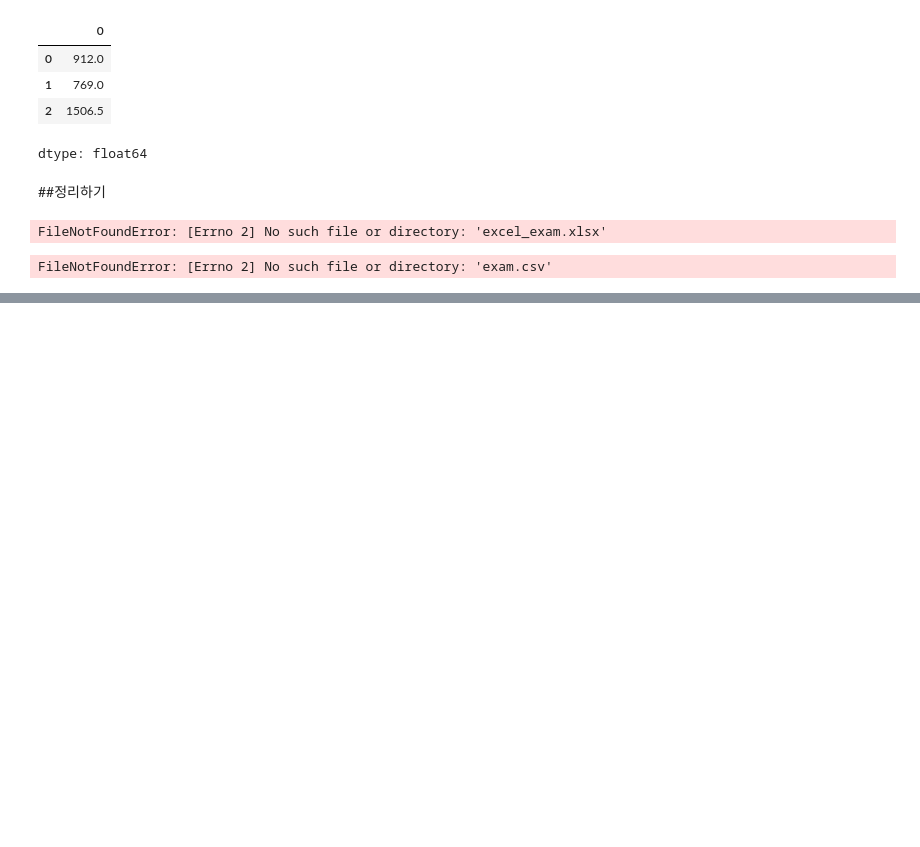
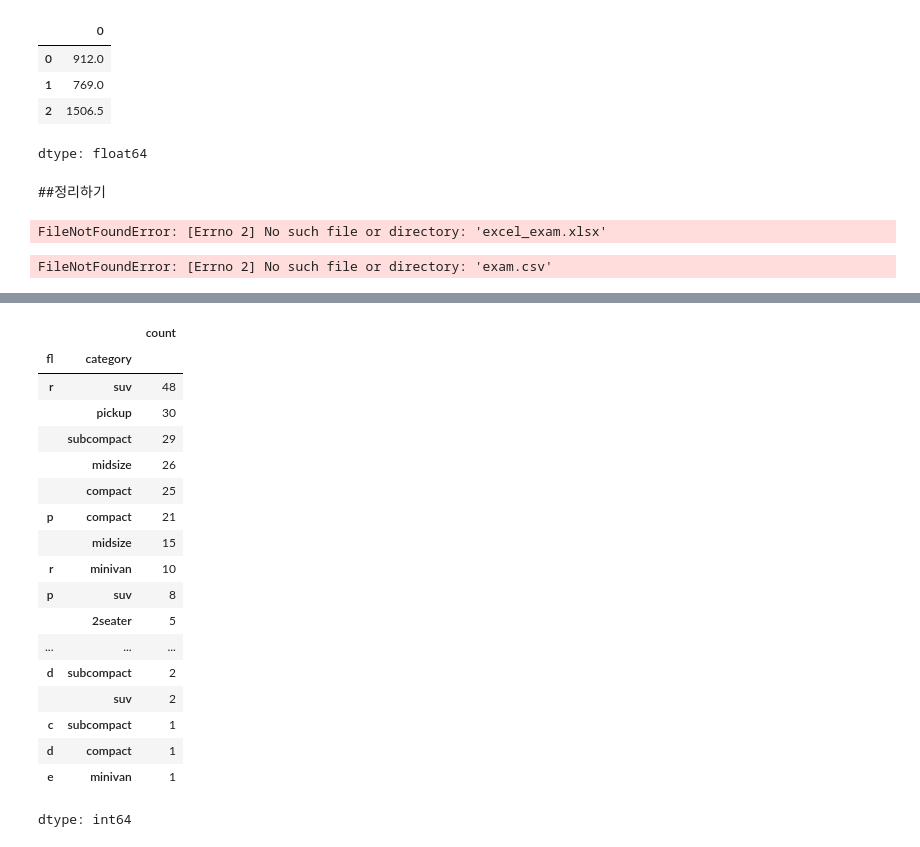
Before and after one commit to jinsumin81/2025-1-myclass-BDA, a Jupyter notebook: inclass/04w_A_mon_0331_easy_04_dataframe.ipynb, the cells around one changed output, grey strips where cells are left out. Saved outputs shown, nothing was run; the diff lists cells and outputs as text; code cells hidden in the pictures; blank space fills up the shorter version.

```diff
--- a/inclass/04w_A_mon_0331_easy_04_dataframe.ipynb
+++ b/inclass/04w_A_mon_0331_easy_04_dataframe.ipynb
@@ -641,0 +802,22 @@ df_midterm.to_csv('output_newdata3.csv', index = False)
+# %%
+mpg[["fl", "category"]].value_counts()
+# %% [output]
+|  |  | count |
+| fl | category |  |
+| r | suv | 48 |
+|  | pickup | 30 |
+|  | subcompact | 29 |
+|  | midsize | 26 |
+|  | compact | 25 |
+| p | compact | 21 |
+|  | midsize | 15 |
+| r | minivan | 10 |
+| p | suv | 8 |
+|  | 2seater | 5 |
+| ... | ... | ... |
+| d | subcompact | 2 |
+|  | suv | 2 |
+| c | subcompact | 1 |
+| d | compact | 1 |
+| e | minivan | 1 |
+dtype: int64
```
Also changed, not shown: parts of 32 cells of this notebook.
